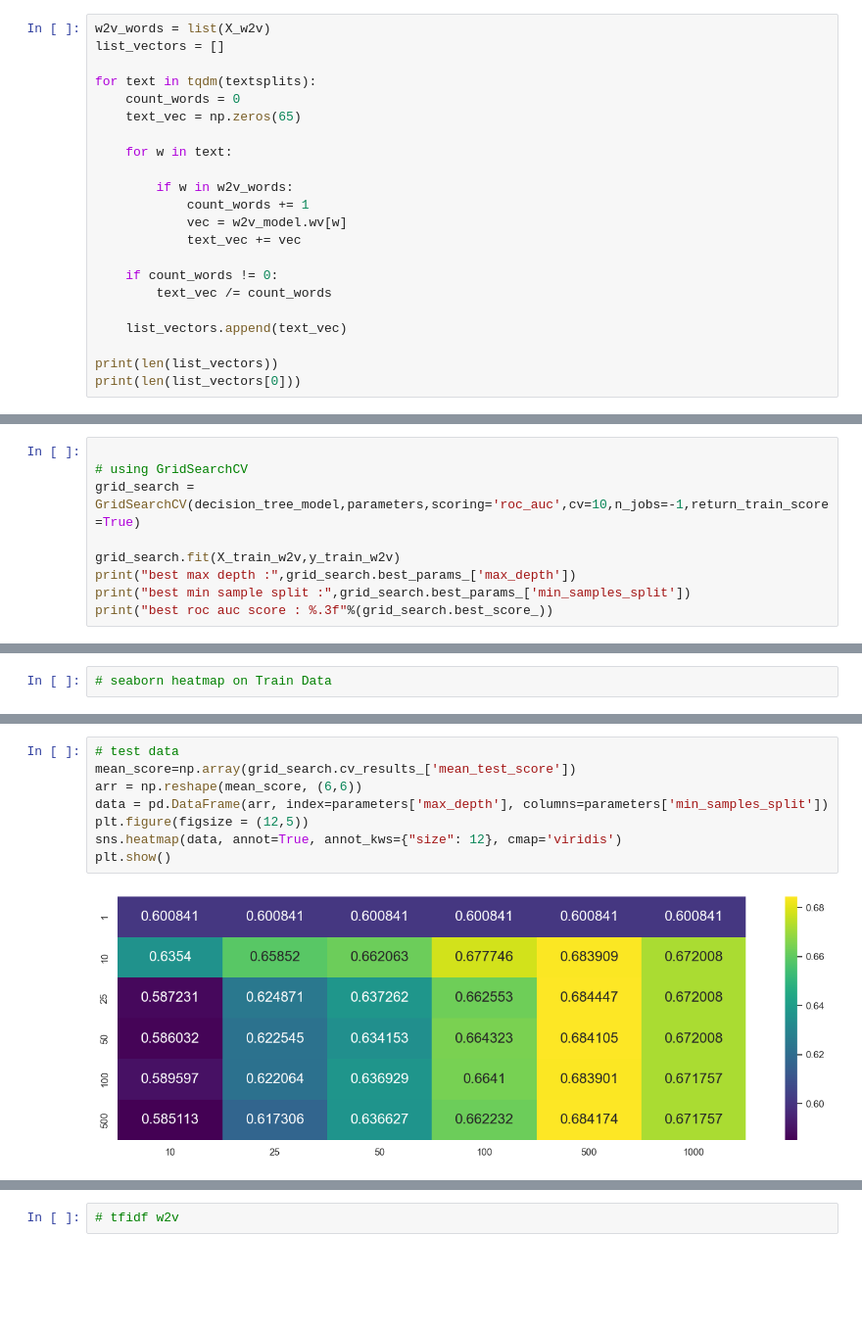
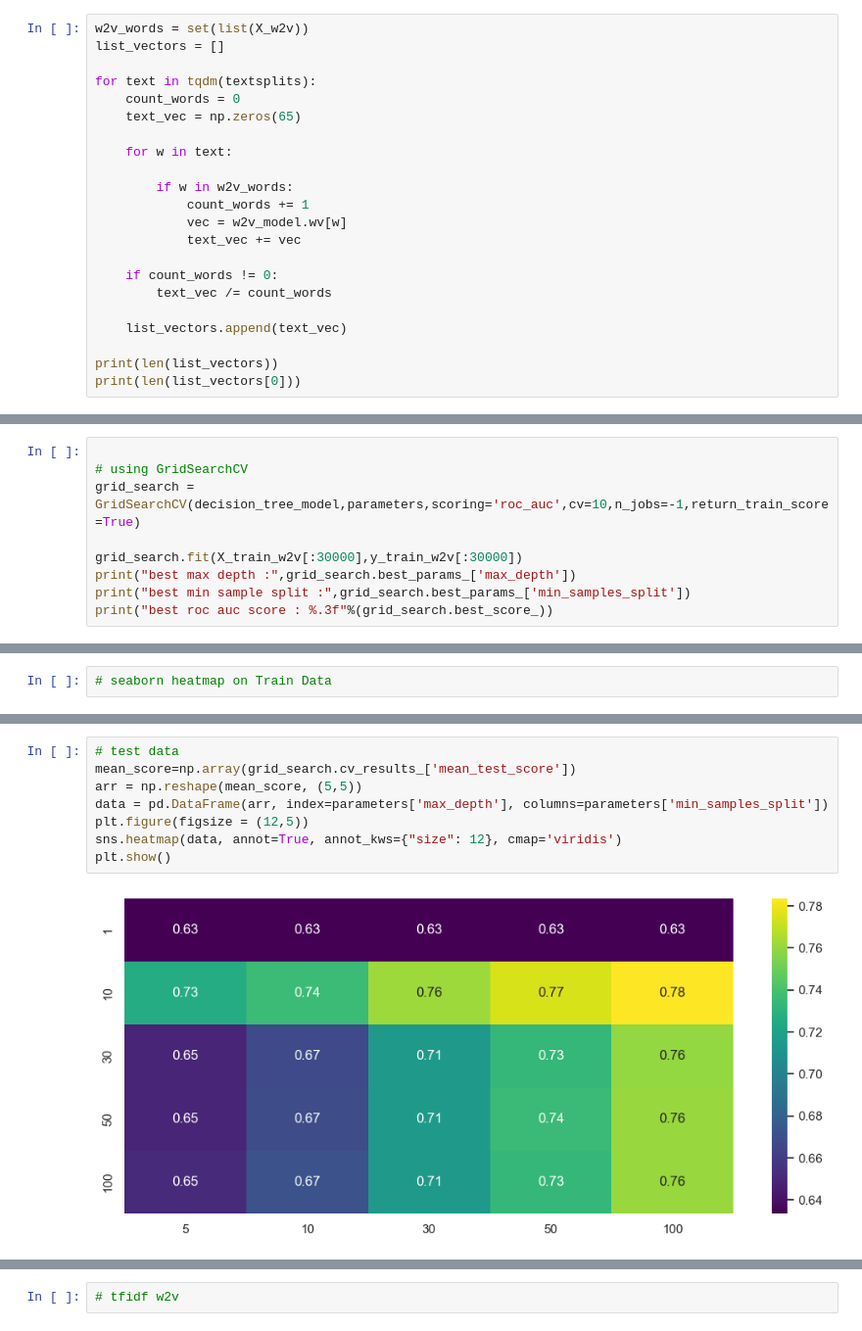
Before and after one commit to LordSomen/FoodAnalysis-and-Modeling, a Jupyter notebook: Review Classifier/foodreview_modeling_decisiontrees.ipynb, the cells around one changed output, grey strips where cells are left out. Shown at 98% size. Drawn from its saved outputs; the diff is of its cells as text; blank space fills up the shorter version.

```diff
--- a/Review Classifier/foodreview_modeling_decisiontrees.ipynb
+++ b/Review Classifier/foodreview_modeling_decisiontrees.ipynb
@@ -88,7 +88,7 @@ len(textsplits)
 w2v_model = Word2Vec(textsplits,min_count=10,vector_size=65)
 X_w2v = w2v_model.wv.key_to_index.keys()
 # %%
-w2v_words = list(X_w2v)
+w2v_words = set(list(X_w2v))
 list_vectors = []
 
 for text in tqdm(textsplits):
@@ -404,7 +406,7 @@ X_train_w2v, X_test_w2v, y_train_w2v, y_test_w2v = train_test_split(
 # using GridSearchCV
 grid_search = GridSearchCV(decision_tree_model,parameters,scoring='roc_auc',cv=10,n_jobs=-1,return_train_score=True)
 
-grid_search.fit(X_train_w2v,y_train_w2v)
+grid_search.fit(X_train_w2v[:30000],y_train_w2v[:30000])
 print("best max depth :",grid_search.best_params_['max_depth'])
 print("best min sample split :",grid_search.best_params_['min_samples_split'])
 print("best roc auc score : %.3f"%(grid_search.best_score_))
@@ -440,13 +442,13 @@ plt.show()
 # %%
 # test data
 mean_score=np.array(grid_search.cv_results_['mean_test_score'])
-arr = np.reshape(mean_score, (6,6))
+arr = np.reshape(mean_score, (5,5))
 data = pd.DataFrame(arr, index=parameters['max_depth'], columns=parameters['min_samples_split'])
 plt.figure(figsize = (12,5))
 sns.heatmap(data, annot=True, annot_kws={"size": 12}, cmap='viridis')
 plt.show()
 # %% [output]
-[figure, old version]
+[figure, new version]
 # %%
 # confusion matrix of trained set
 y_predict = decisiontree_model_final.predict(X_train_w2v)
```
Also changed, not shown: parts of 20 cells of this notebook, 2 other files.
